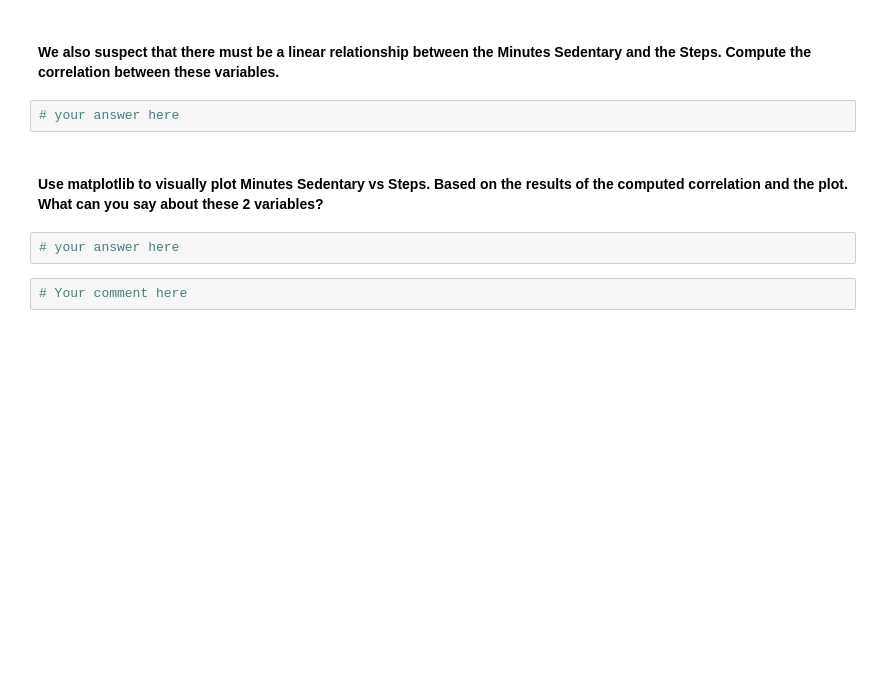
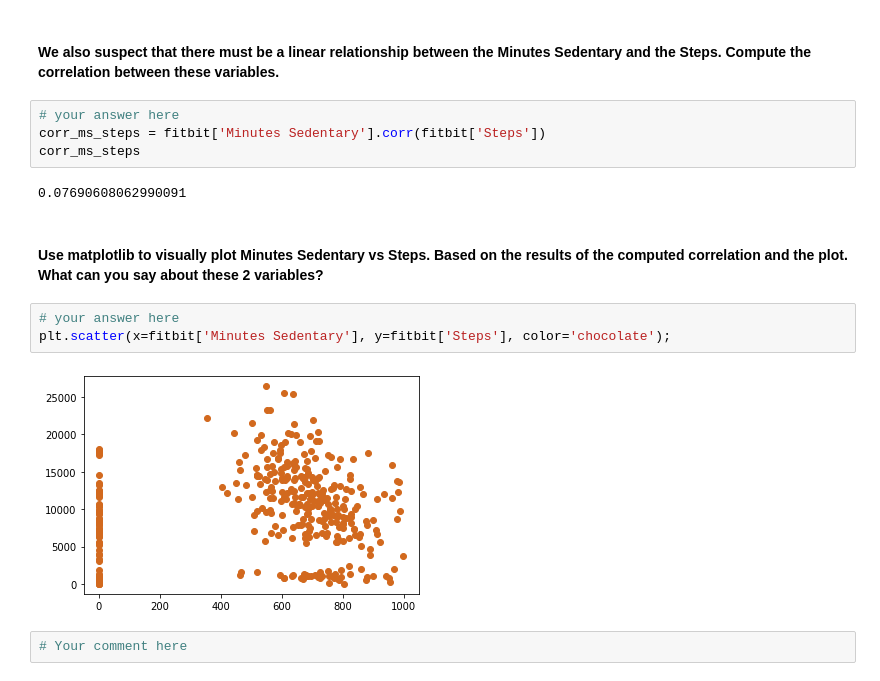
Before and after one commit to almsasantos/dataptmad1019, a Jupyter notebook: module-2/lab-pivot-table-and-correlation/your_code/main.ipynb, the cells around one changed output. Saved outputs shown, nothing was run; the diff lists cells and outputs as text; blank space fills up the shorter version.

```diff
--- a/module-2/lab-pivot-table-and-correlation/your_code/main.ipynb
+++ b/module-2/lab-pivot-table-and-correlation/your_code/main.ipynb
@@ -152,10 +212,17 @@ employee['Name'].count()
 #### We also suspect that there must be a linear relationship between the Minutes Sedentary and the Steps. Compute the correlation between these variables.
 # %%
 # your answer here
+corr_ms_steps = fitbit['Minutes Sedentary'].corr(fitbit['Steps'])
+corr_ms_steps
+# %% [output]
+0.07690608062990091
 # %% [markdown]
 #### Use matplotlib to visually plot Minutes Sedentary vs Steps. Based on the results of the computed correlation and the plot. What can you say about these 2 variables?
-# %%
-# your answer here
+# %%
+# your answer here
+plt.scatter(x=fitbit['Minutes Sedentary'], y=fitbit['Steps'], color='chocolate');
+# %% [output]
+[figure, added]
 # %%
 # Your comment here
 # %% [markdown]
```
Also changed, not shown: parts of 27 cells of this notebook.
